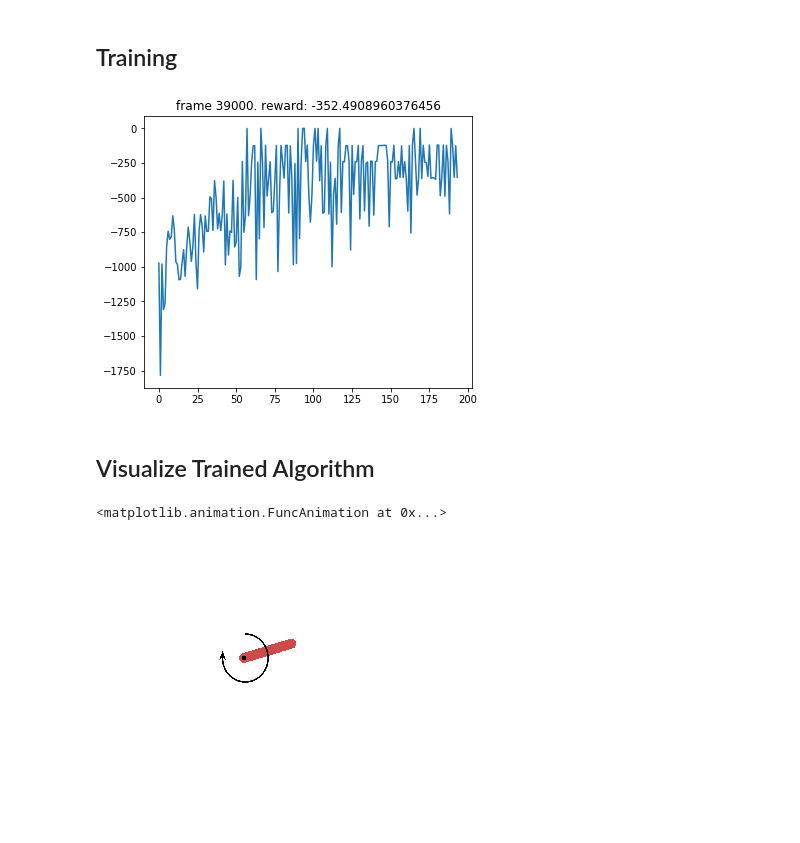
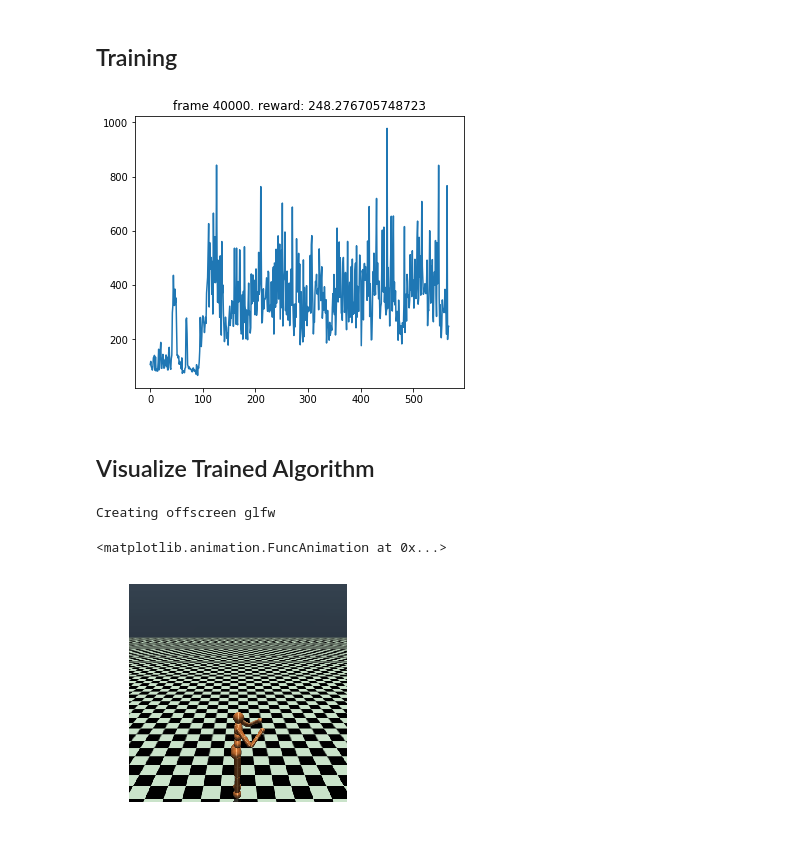
Before and after one commit to yeshg/RL-experiments, a Jupyter notebook: SAC/Soft-Actor-Critic_with-V-function.ipynb, the cells around one changed output. Drawn from its saved outputs; the diff is of its cells as text; code cells hidden in the pictures.

Commit message:
tested out SAC with humanoid env

```diff
--- a/SAC/Soft-Actor-Critic_with-V-function.ipynb
+++ b/SAC/Soft-Actor-Critic_with-V-function.ipynb
@@ -247,7 +247,7 @@ def update(batch_size,gamma=0.99,soft_tau=1e-2,):
 # %% [markdown]
 ## Constructing the Environment and Model
 # %%
-env = NormalizedActions(gym.make("Pendulum-v0"))
+env = NormalizedActions(gym.make("Humanoid-v2"))
 
 action_dim = env.action_space.shape[0]
 state_dim  = env.observation_space.shape[0]
@@ -329,7 +329,7 @@ while frame_idx < max_frames:
 
     rewards.append(episode_reward)
 # %% [output]
-[figure, old version]
+[figure, new version]
 # %% [markdown]
 ## Visualize Trained Algorithm
 # %%
@@ -347,21 +347,22 @@ def display_frames_as_gif(frames):
     anim = animation.FuncAnimation(plt.gcf(), animate, frames = len(frames), interval=50)
     display(anim)
 # %%
-env = gym.make("Pendulum-v0")
+env = gym.make("Humanoid-v2")
 
 # Run a demo of the environment
 state = env.reset()
 cum_reward = 0
 frames = []
 for t in range(50000):
     # Render into buffer.
     frames.append(env.render(mode = 'rgb_array'))
     action = policy_net.get_action(state)
     state, reward, done, info = env.step(action.detach())
     if done:
         break
 env.close()
 display_frames_as_gif(frames)
 # %% [output]
-<matplotlib.animation.FuncAnimation at 0x...>
+Creating offscreen glfw
+<matplotlib.animation.FuncAnimation at 0x...>
-[figure, old version]
+[figure, new version]
```
